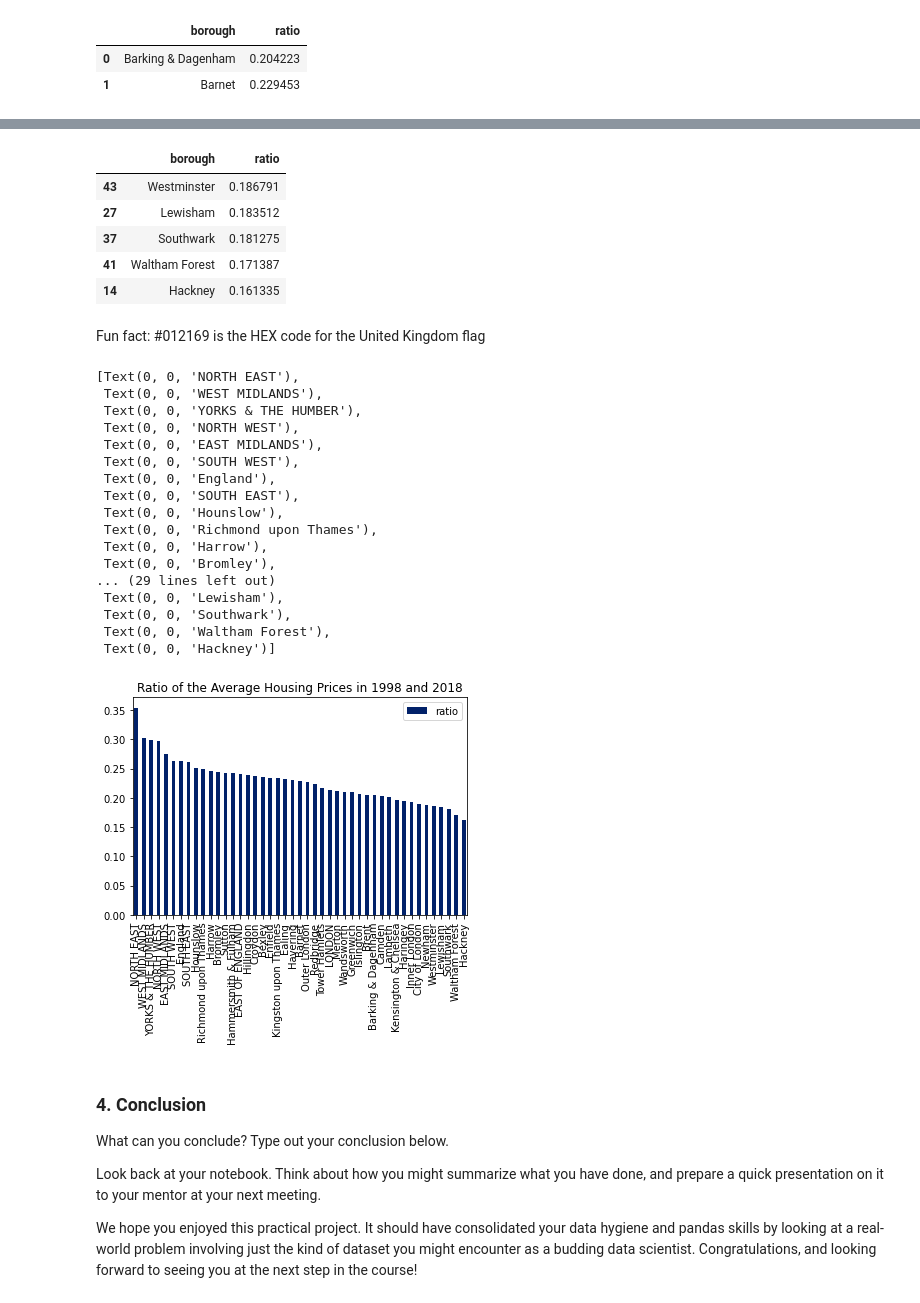
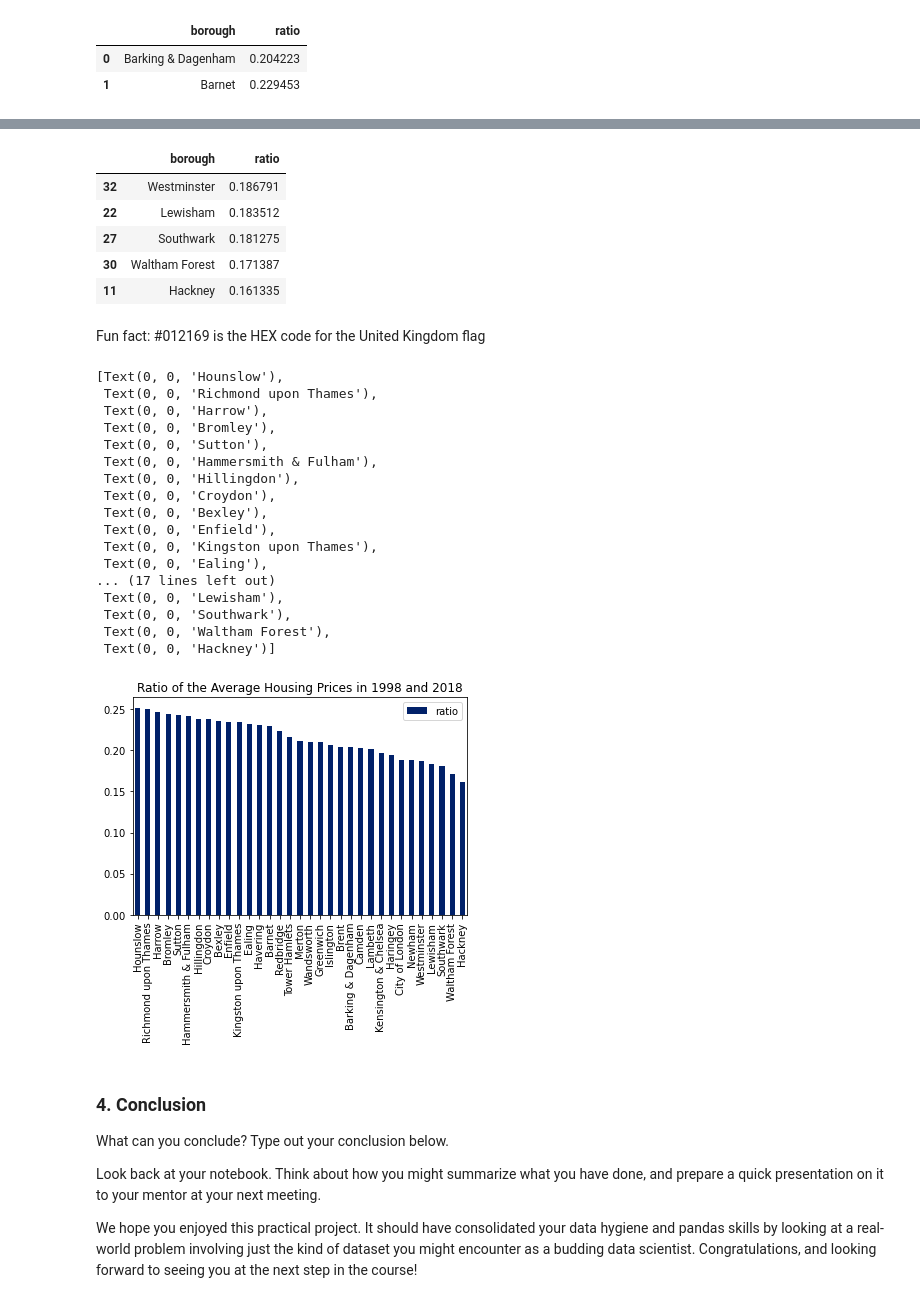
Before and after one commit to leifsmoddir/Springboard, a Jupyter notebook: Unit 4 Challenge - Tier 3.ipynb, the cells around one changed output, grey strips where cells are left out. Saved outputs shown, nothing was run; the diff lists cells and outputs as text; code cells hidden in the pictures.

Commit message:
Updated to remove non-London boroughs

```diff
--- a/Unit 4 Challenge - Tier 3.ipynb
+++ b/Unit 4 Challenge - Tier 3.ipynb
@@ -243,6 +243,10 @@ properties_mlt.loc[properties_mlt['borough_name']=='Unnamed: 37']
 305 rows × 4 columns
 # %%
 clean_props = properties_mlt[(properties_mlt['borough_name'] != 'Unnamed: 47') & (properties_mlt['borough_name'] != 'Unnamed: 37') & (properties_mlt['borough_name'] != 'Unnamed: 34')]
+# %%
+nonBoroughs = ['Inner London', 'Outer London','NORTH EAST', 'NORTH WEST', 'YORKS & THE HUMBER','EAST MIDLANDS', 'WEST MIDLANDS', 'EAST OF ENGLAND', 'LONDON', 'SOUTH EAST','SOUTH WEST', 'England']
+
+clean_props = clean_props[~clean_props['borough_name'].isin(nonBoroughs)]
 # %%
 print(clean_props[clean_props['average_price'].isna()])
 
@@ -449,36 +454,36 @@ all_b = ratios_tp.sort_values(by='ratio',ascending=False)
 all_b.tail()
 # %% [output]
 |  | borough | ratio |
-| 43 | Westminster | 0.186791 |
-| 27 | Lewisham | 0.183512 |
-| 37 | Southwark | 0.181275 |
-| 41 | Waltham Forest | 0.171387 |
-| 14 | Hackney | 0.161335 |
+| 32 | Westminster | 0.186791 |
+| 22 | Lewisham | 0.183512 |
+| 27 | Southwark | 0.181275 |
+| 30 | Waltham Forest | 0.171387 |
+| 11 | Hackney | 0.161335 |
 # %% [markdown]
 Fun fact: #012169 is the HEX code for the United Kingdom flag
 # %%
-ax = all_b[['borough','ratio']].plot(kind='bar', color='#012169', title='Ratio of the Average Housing Prices in 1998 and 2018')
+ax = all_b[['borough','ratio']].plot(kind='bar', color='#012169', width=.5, title='Ratio of the Average Housing Prices in 1998 and 2018')
 
 ax.set_xticklabels(all_b.borough)
 # %% [output]
-[Text(0, 0, 'NORTH EAST'),
- Text(0, 0, 'WEST MIDLANDS'),
- Text(0, 0, 'YORKS & THE HUMBER'),
- Text(0, 0, 'NORTH WEST'),
- Text(0, 0, 'EAST MIDLANDS'),
- Text(0, 0, 'SOUTH WEST'),
- Text(0, 0, 'England'),
- Text(0, 0, 'SOUTH EAST'),
- Text(0, 0, 'Hounslow'),
+[Text(0, 0, 'Hounslow'),
  Text(0, 0, 'Richmond upon Thames'),
  Text(0, 0, 'Harrow'),
  Text(0, 0, 'Bromley'),
-... (29 lines left out)
+ Text(0, 0, 'Sutton'),
+ Text(0, 0, 'Hammersmith & Fulham'),
+ Text(0, 0, 'Hillingdon'),
+ Text(0, 0, 'Croydon'),
+ Text(0, 0, 'Bexley'),
+ Text(0, 0, 'Enfield'),
+ Text(0, 0, 'Kingston upon Thames'),
+ Text(0, 0, 'Ealing'),
+... (17 lines left out)
  Text(0, 0, 'Lewisham'),
  Text(0, 0, 'Southwark'),
  Text(0, 0, 'Waltham Forest'),
  Text(0, 0, 'Hackney')]
-[figure, old version]
+[figure, new version]
 # %% [markdown]
 ### 4. Conclusion
 What can you conclude? Type out your conclusion below.
```
Also changed, not shown: parts of 7 cells of this notebook.
